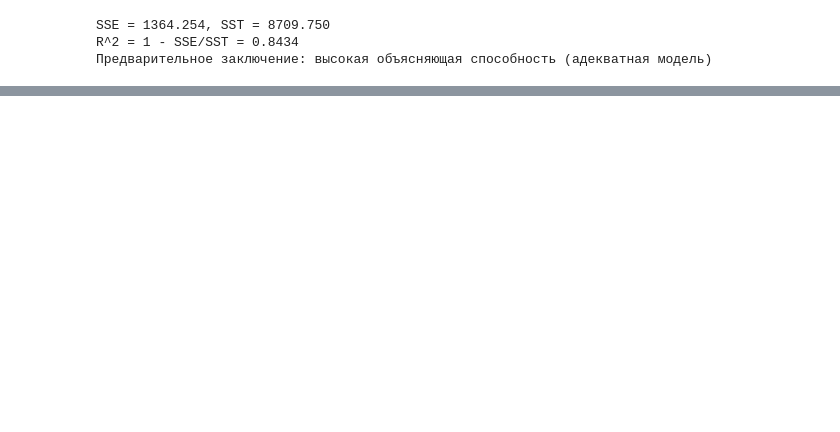
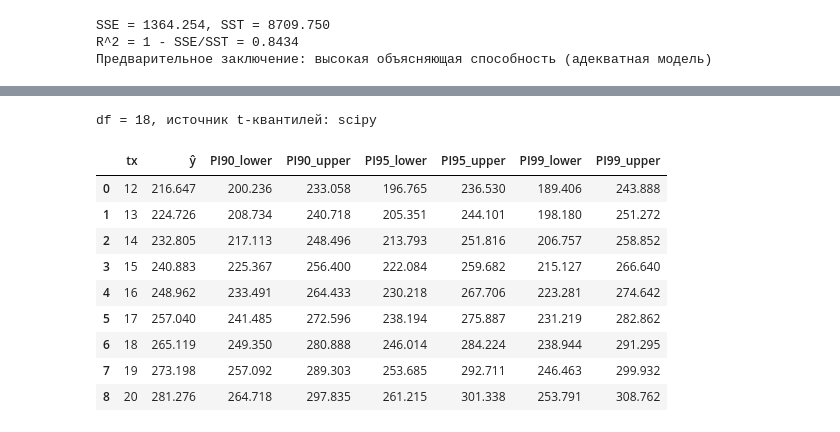
Before and after one commit to MashaKosher/Statistics-Methods-Of-Data-Analysis, a Jupyter notebook: lab3/lab3.ipynb, the cells around one changed output, grey strips where cells are left out. Drawn from its saved outputs; the diff is of its cells as text; code cells hidden in the pictures; blank space fills up the shorter version.

```diff
--- a/lab3/lab3.ipynb
+++ b/lab3/lab3.ipynb
@@ -625,0 +689,68 @@ R^2 = 0.8434, F_R = 96.9166, df1=1, df2=18 (source=lookup(df1=1,df2=18))
+# %%
+# Доверительные интервалы прогнозов ŷ(x) для tx = 12..20 при γ ∈ {0.90, 0.95, 0.99}
+import numpy as np
+
+x = df["tx"].to_numpy(dtype=float)
+y = df["ty"].to_numpy(dtype=float)
+T = len(df)
+dfree = T - 2
+
+# Параметры модели и дисперсия остатков
+x_bar = df_params.x_bar(df["tx"])
+y_bar = df_params.y_bar(df["ty"])  # не обязательно, но используем для полноты
+Sxx = np.sum((x - x_bar) ** 2)
+Sxy = np.sum((x - x_bar) * (y - y_bar))
+a1_hat = Sxy / Sxx
+a0_hat = y_bar - a1_hat * x_bar
+resid = y - (a0_hat + a1_hat * x)
+SSE = float(np.sum(resid ** 2))
+s2 = SSE / dfree
+
+# Квантили t (двусторонние множители t_{(1+γ)/2, df})
+levels = [0.90, 0.95, 0.99]
+crit = {}
+try:
+    from scipy.stats import t as student_t
+    for g in levels:
+        crit[g] = float(student_t.ppf((1 + g) / 2.0, df=dfree))
+    source = "scipy"
+except Exception:
+    if dfree == 18:
+        crit = {0.90: 1.734, 0.95: 2.101, 0.99: 2.878}
+        source = "lookup(df=18)"
+    else:
+        from statistics import NormalDist
+        nd = NormalDist()
+        for g in levels:
+            crit[g] = float(nd.inv_cdf((1 + g) / 2.0))
+        source = "normal-approx"
+
+# Прогнозы и предиктивные интервалы (для новых наблюдений): se_pred = sqrt(s^2 * (1 + 1/T + (x0-x̄)^2/Sxx))
+tx_pred = np.arange(12, 21, 1, dtype=float)
+y_pred = a0_hat + a1_hat * tx_pred
+
+rows = []
+for x0, y0 in zip(tx_pred, y_pred):
+    se_pred = np.sqrt(s2 * (1.0 + 1.0 / T + ((x0 - x_bar) ** 2) / Sxx))
+    row = {"tx": int(x0), "ŷ": float(y0)}
+    for g in levels:
+        c = crit[g]
+        row[f"PI{int(g*100)}_lower"] = float(y0 - c * se_pred)
+        row[f"PI{int(g*100)}_upper"] = float(y0 + c * se_pred)
+    rows.append(row)
+
+pi_df = pd.DataFrame(rows)
+print(f"df = {dfree}, источник t-квантилей: {source}")
+display(pi_df.round(3))
+# %% [output]
+df = 18, источник t-квантилей: scipy
+|  | tx | ŷ | PI90_lower | PI90_upper | PI95_lower | PI95_upper | PI99_lower | PI99_upper |
+| 0 | 12 | 216.647 | 200.236 | 233.058 | 196.765 | 236.530 | 189.406 | 243.888 |
+| 1 | 13 | 224.726 | 208.734 | 240.718 | 205.351 | 244.101 | 198.180 | 251.272 |
+| 2 | 14 | 232.805 | 217.113 | 248.496 | 213.793 | 251.816 | 206.757 | 258.852 |
+| 3 | 15 | 240.883 | 225.367 | 256.400 | 222.084 | 259.682 | 215.127 | 266.640 |
+| 4 | 16 | 248.962 | 233.491 | 264.433 | 230.218 | 267.706 | 223.281 | 274.642 |
+| 5 | 17 | 257.040 | 241.485 | 272.596 | 238.194 | 275.887 | 231.219 | 282.862 |
+| 6 | 18 | 265.119 | 249.350 | 280.888 | 246.014 | 284.224 | 238.944 | 291.295 |
+| 7 | 19 | 273.198 | 257.092 | 289.303 | 253.685 | 292.711 | 246.463 | 299.932 |
+| 8 | 20 | 281.276 | 264.718 | 297.835 | 261.215 | 301.338 | 253.791 | 308.762 |
```
Also changed, not shown: parts of 18 cells of this notebook, 1 other file.
